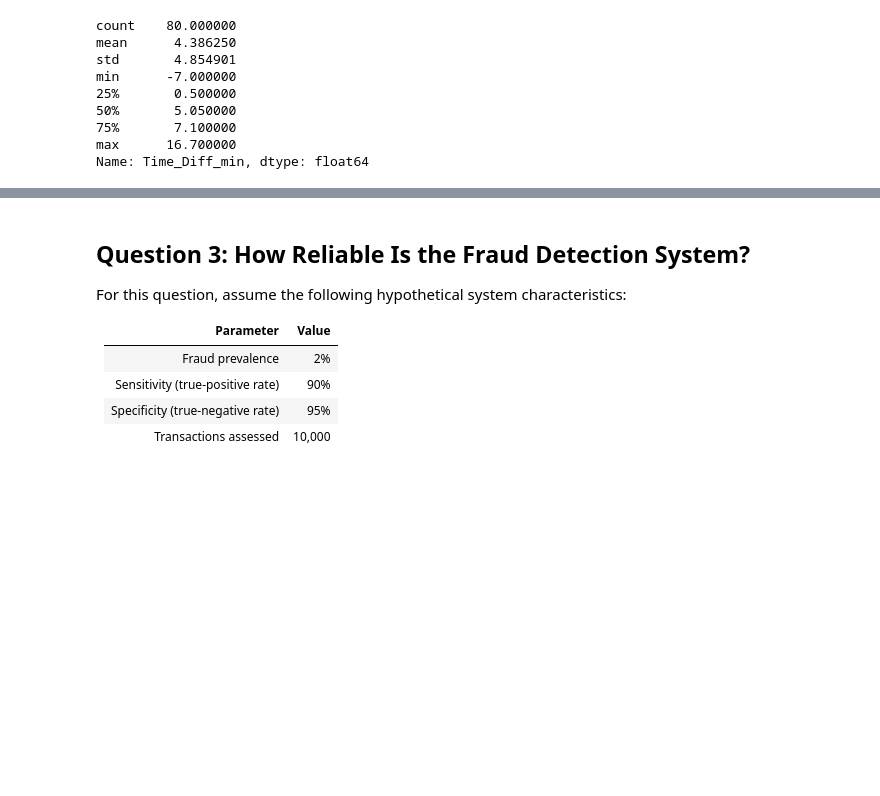
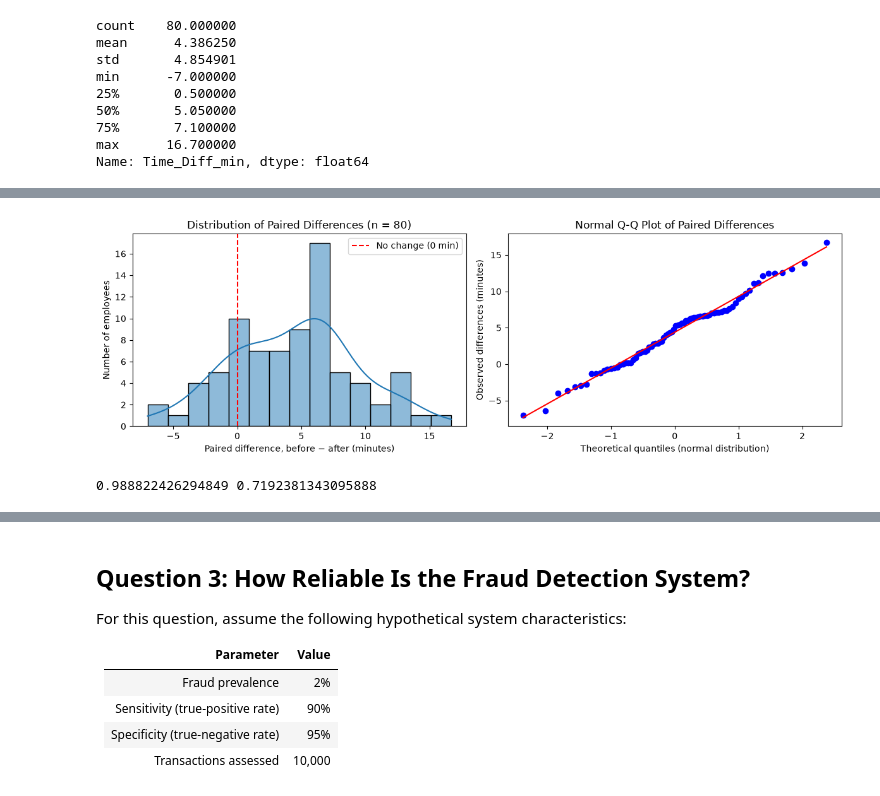
Before and after one commit to Ri-Dearg/da-labs, a Jupyter notebook: lab2_employee_perf.ipynb, the cells around one changed output, grey strips where cells are left out. Saved outputs shown, nothing was run; the diff lists cells and outputs as text; code cells hidden in the pictures; blank space fills up the shorter version.

```diff
--- a/lab2_employee_perf.ipynb
+++ b/lab2_employee_perf.ipynb
@@ -300,2 +325,30 @@ Name: Time_Diff_min, dtype: float64
+# %%
+# Distribution of the paired differences: histogram and Q-Q plot
+fig, axes = plt.subplots(1, 2, figsize=(12, 4))
+
+sns.histplot(data=df, x='Time_Diff_min', bins=15, kde=True, ax=axes[0])
+axes[0].axvline(0, color='red', linestyle='--', label='No change (0 min)')
+axes[0].set(
+    xlabel='Paired difference, before − after (minutes)',
+    ylabel='Number of employees',
+    title='Distribution of Paired Differences (n = 80)',
+)
+axes[0].legend()
+
+stats.probplot(df['Time_Diff_min'], dist='norm', plot=axes[1])
+axes[1].set(
+    xlabel='Theoretical quantiles (normal distribution)',
+    ylabel='Observed differences (minutes)',
+    title='Normal Q-Q Plot of Paired Differences',
+)
+plt.tight_layout()
+# %% [output]
+[figure, added]
+# %%
+# Shapiro-Wilk test of normality on the paired differences
+w, p = stats.shapiro(df['Time_Diff_min'])
+print(w, p)
+# %% [output]
+0.988822426294849 0.7192381343095888
 # %% [markdown]
 ### c) Perform a paired t-test at the 5% significance level. Report the t-statistic, degrees of freedom, p-value, estimated mean paired difference, and its 95% confidence interval. Interpret the result in minutes. If assumptions are questionable, briefly describe a defensible alternative.
```
Also changed, not shown: parts of 9 cells of this notebook.
